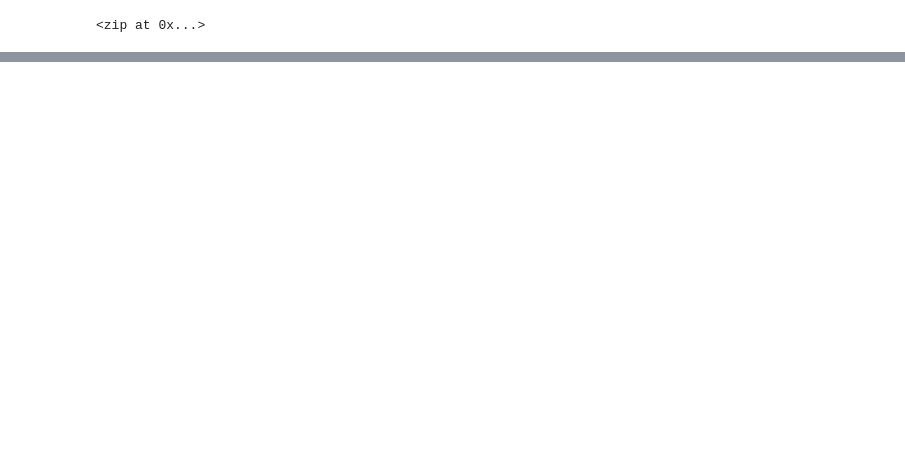
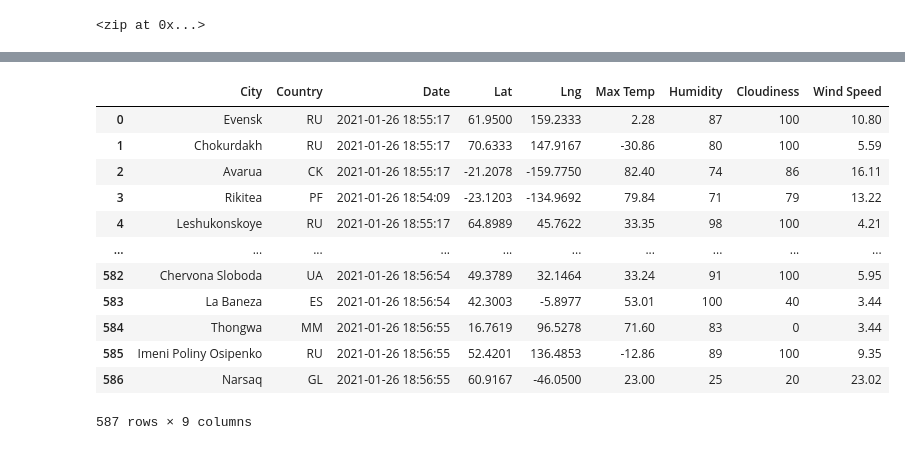
Before and after one commit to thomasstvr/World_Weather_Analysis, a Jupyter notebook: WeatherPy.ipynb, the cells around one changed output, grey strips where cells are left out. Saved outputs shown, nothing was run; the diff lists cells and outputs as text; code cells hidden in the pictures; blank space fills up the shorter version.

Commit message:
Adding WeatherPy.ipynb with complete DataFrame

```diff
--- a/WeatherPy.ipynb
+++ b/WeatherPy.ipynb
@@ -32,0 +39,4 @@ len(cities)
+# %%
+# Starting URL for Weather Map API Call.
+url = "http://api.openweathermap.org/data/2.5/weather?units=Imperial&APPID=" + weather_api_key
+print(url)
@@ -32,0 +107,5 @@ len(cities)
+# %%
+# Create an endpoint URL for a city.
+city_url = url + "&q=" + "Boston"
+city_weather = requests.get(city_url)
+city_weather.json()
@@ -32,0 +240,4 @@ len(cities)
+# %%
+# Convert the array of dictionaries to a Pandas DataFrame.
+city_data_df = pd.DataFrame(city_data)
+city_data_df.head(10)
@@ -32,0 +256,19 @@ len(cities)
+# %%
+# Reorder the dataframe
+new_column_order = ['City', 'Country', 'Date', 'Lat', 'Lng', 'Max Temp', 'Humidity', 'Cloudiness', 'Wind Speed']
+city_data_df = city_data_df[new_column_order]
+city_data_df
+# %% [output]
+|  | City | Country | Date | Lat | Lng | Max Temp | Humidity | Cloudiness | Wind Speed |
+| 0 | Evensk | RU | 2021-01-26 18:55:17 | 61.9500 | 159.2333 | 2.28 | 87 | 100 | 10.80 |
+| 1 | Chokurdakh | RU | 2021-01-26 18:55:17 | 70.6333 | 147.9167 | -30.86 | 80 | 100 | 5.59 |
+| 2 | Avarua | CK | 2021-01-26 18:55:17 | -21.2078 | -159.7750 | 82.40 | 74 | 86 | 16.11 |
+| 3 | Rikitea | PF | 2021-01-26 18:54:09 | -23.1203 | -134.9692 | 79.84 | 71 | 79 | 13.22 |
+| 4 | Leshukonskoye | RU | 2021-01-26 18:55:17 | 64.8989 | 45.7622 | 33.35 | 98 | 100 | 4.21 |
+| ... | ... | ... | ... | ... | ... | ... | ... | ... | ... |
+| 582 | Chervona Sloboda | UA | 2021-01-26 18:56:54 | 49.3789 | 32.1464 | 33.24 | 91 | 100 | 5.95 |
+| 583 | La Baneza | ES | 2021-01-26 18:56:54 | 42.3003 | -5.8977 | 53.01 | 100 | 40 | 3.44 |
+| 584 | Thongwa | MM | 2021-01-26 18:56:55 | 16.7619 | 96.5278 | 71.60 | 83 | 0 | 3.44 |
+| 585 | Imeni Poliny Osipenko | RU | 2021-01-26 18:56:55 | 52.4201 | 136.4853 | -12.86 | 89 | 100 | 9.35 |
+| 586 | Narsaq | GL | 2021-01-26 18:56:55 | 60.9167 | -46.0500 | 23.00 | 25 | 20 | 23.02 |
+587 rows × 9 columns
```
Also changed, not shown: parts of 19 cells of this notebook, 3 other files.
